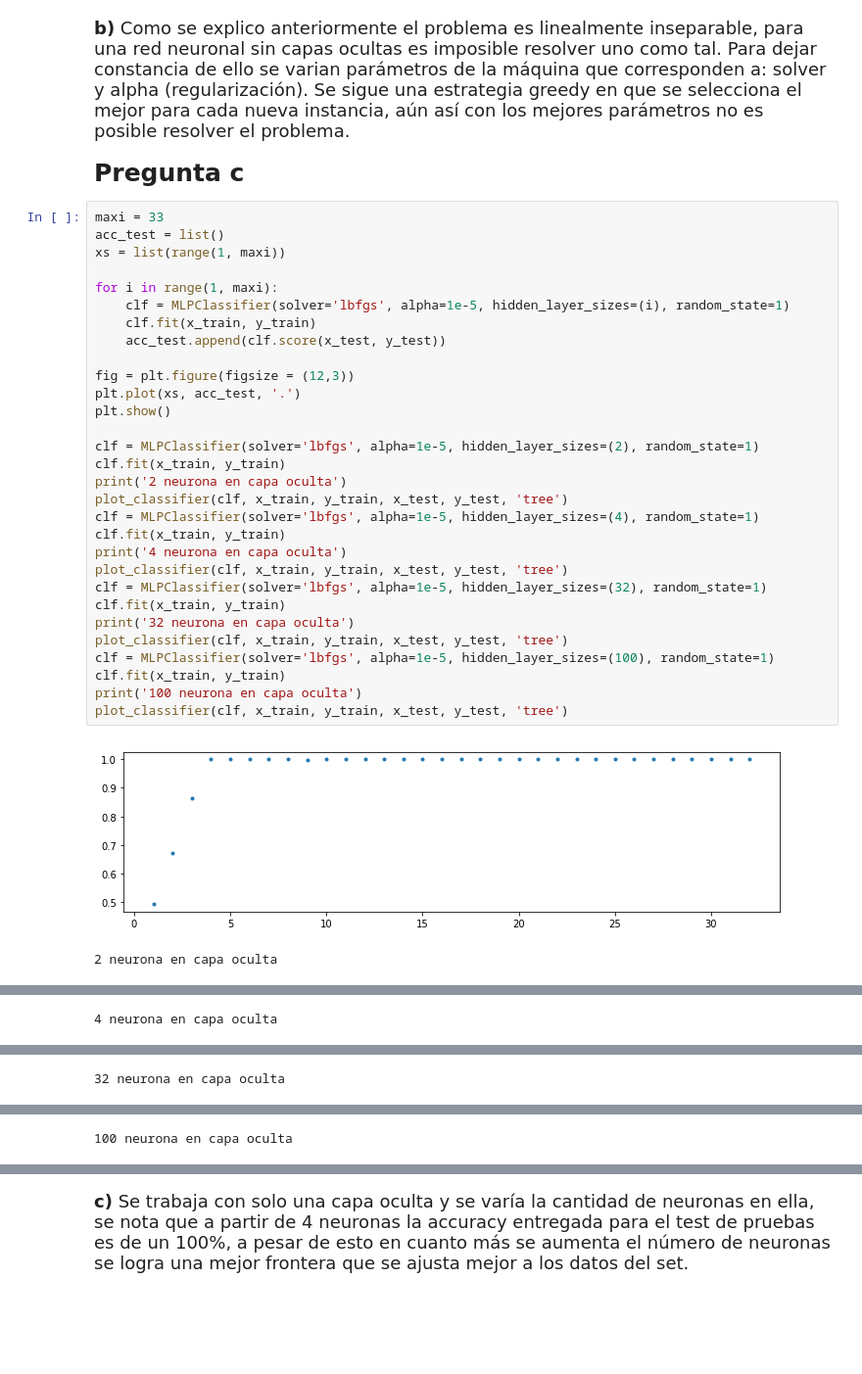
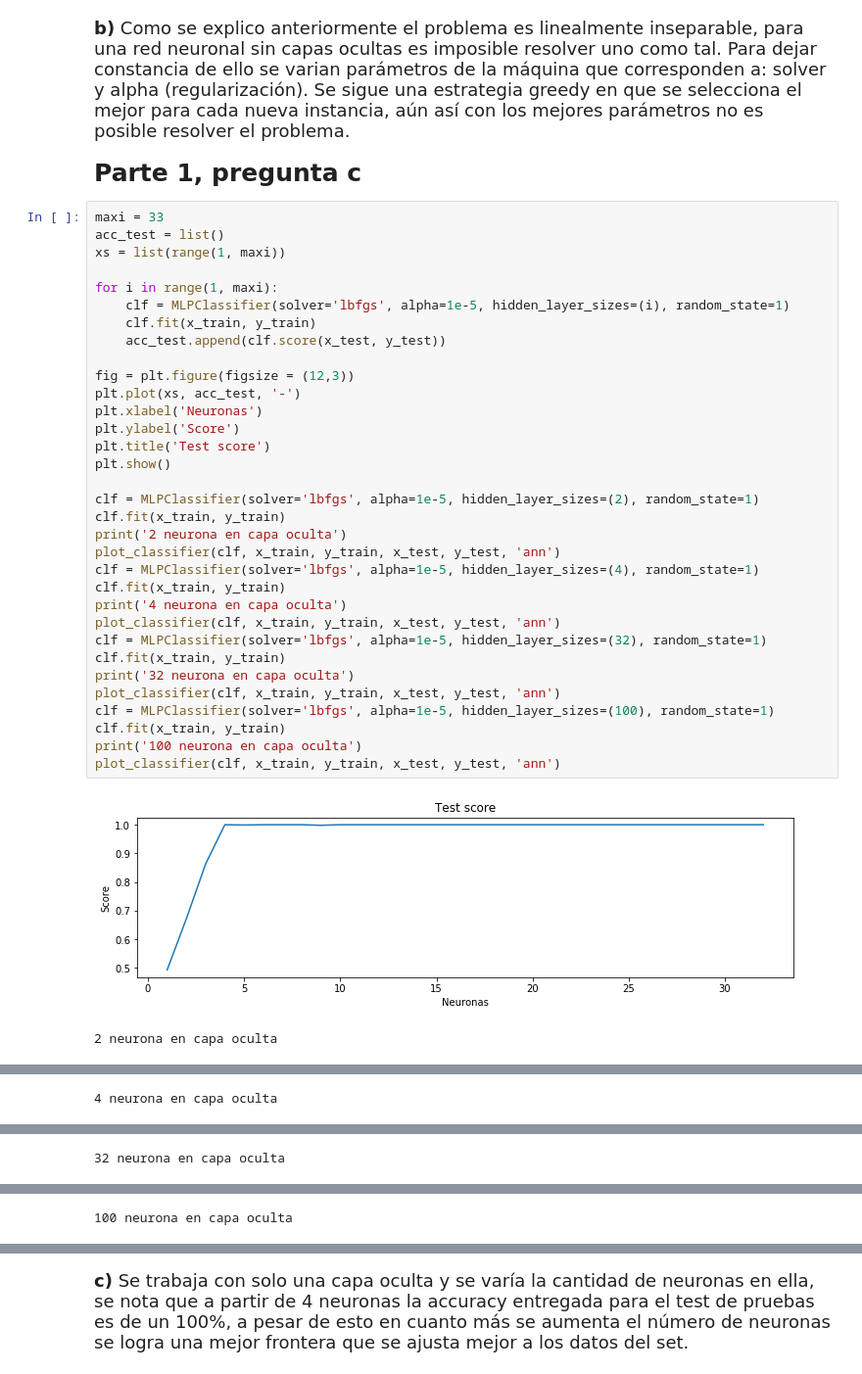
Before and after one commit to Sitrico/ML-T3, a Jupyter notebook: Laboratorio 3 - Parte 1.ipynb, the cells around one changed output, grey strips where cells are left out. Shown: that part at 98% size. Saved outputs shown, nothing was run; the diff lists cells and outputs as text; blank space fills up the shorter version.

```diff
--- a/Laboratorio 3 - Parte 1.ipynb
+++ b/Laboratorio 3 - Parte 1.ipynb
@@ -138,38 +138,41 @@ Como se explico anteriormente el problema es linealmente inseparable, para una r
 </p>
 # %% [markdown]
 <p style="font-size: 25px; line-height: 135%;}">
-<b>Pregunta c</b>
+<b>Parte 1, pregunta c</b>
 </p>
 # %%
 maxi = 33
 acc_test = list()
 xs = list(range(1, maxi))
 
 for i in range(1, maxi):
     clf = MLPClassifier(solver='lbfgs', alpha=1e-5, hidden_layer_sizes=(i), random_state=1)
     clf.fit(x_train, y_train)
     acc_test.append(clf.score(x_test, y_test))
 
 fig = plt.figure(figsize = (12,3))
-plt.plot(xs, acc_test, '.')
+plt.plot(xs, acc_test, '-')
+plt.xlabel('Neuronas')
+plt.ylabel('Score')
+plt.title('Test score')
 plt.show()
 
 clf = MLPClassifier(solver='lbfgs', alpha=1e-5, hidden_layer_sizes=(2), random_state=1)
 clf.fit(x_train, y_train)
 print('2 neurona en capa oculta')
-plot_classifier(clf, x_train, y_train, x_test, y_test, 'tree')
+plot_classifier(clf, x_train, y_train, x_test, y_test, 'ann')
 clf = MLPClassifier(solver='lbfgs', alpha=1e-5, hidden_layer_sizes=(4), random_state=1)
 clf.fit(x_train, y_train)
 print('4 neurona en capa oculta')
-plot_classifier(clf, x_train, y_train, x_test, y_test, 'tree')
+plot_classifier(clf, x_train, y_train, x_test, y_test, 'ann')
 clf = MLPClassifier(solver='lbfgs', alpha=1e-5, hidden_layer_sizes=(32), random_state=1)
 clf.fit(x_train, y_train)
 print('32 neurona en capa oculta')
-plot_classifier(clf, x_train, y_train, x_test, y_test, 'tree')
+plot_classifier(clf, x_train, y_train, x_test, y_test, 'ann')
 clf = MLPClassifier(solver='lbfgs', alpha=1e-5, hidden_layer_sizes=(100), random_state=1)
 clf.fit(x_train, y_train)
 print('100 neurona en capa oculta')
-plot_classifier(clf, x_train, y_train, x_test, y_test, 'tree')
+plot_classifier(clf, x_train, y_train, x_test, y_test, 'ann')
 # %% [output]
-[figure, old version]
+[figure, new version]
 2 neurona en capa oculta
```
Also changed, not shown: parts of 13 cells of this notebook.
